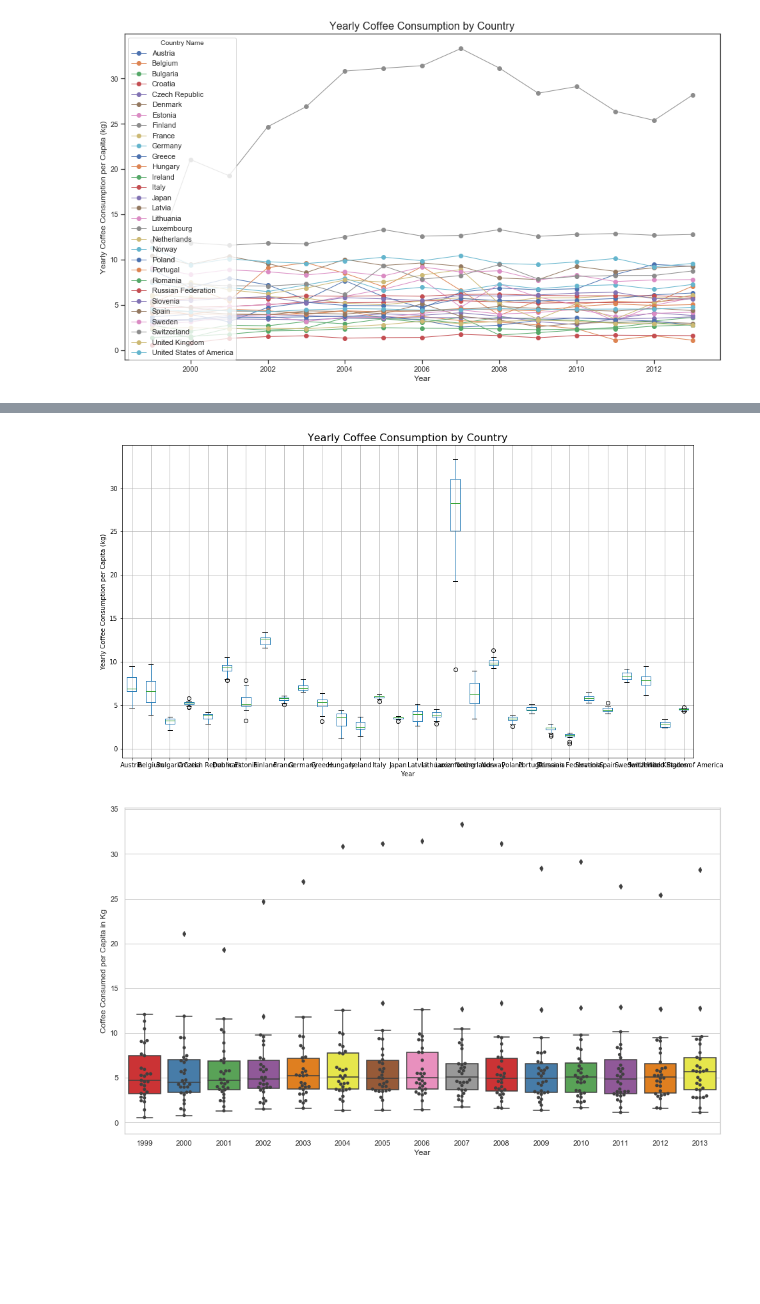
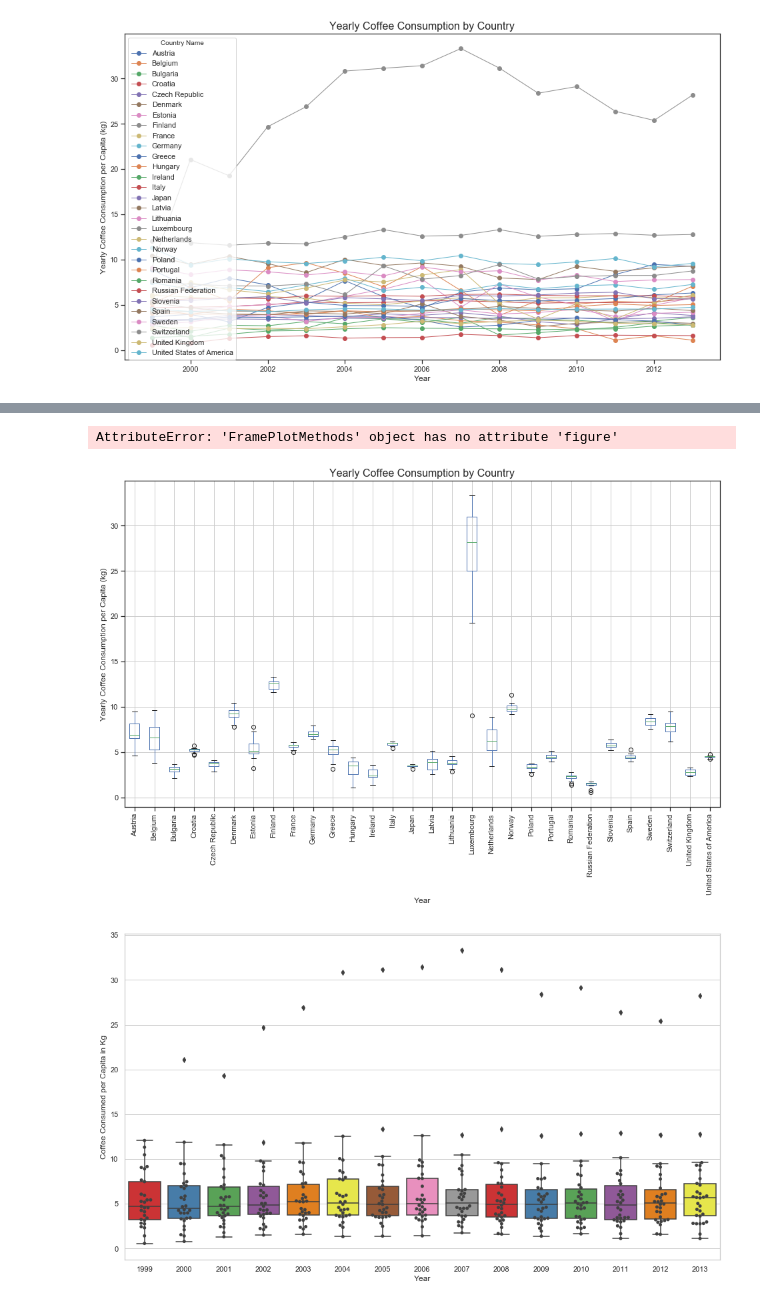
Before and after one commit to andrewboring/Confabulators_Project_1, a Jupyter notebook: project1_the-confabulators_starter.ipynb, the cells around one changed output, grey strips where cells are left out. Saved outputs shown, nothing was run; the diff lists cells and outputs as text; code cells hidden in the pictures; blank space fills up the shorter version.

```diff
--- a/project1_the-confabulators_starter.ipynb
+++ b/project1_the-confabulators_starter.ipynb
@@ -106,16 +225,32 @@ plt.show()
+# %%
+%matplotlib notebook
+# This import registers the 3D projection, but is otherwise unused.
+#from mpl_toolkits.mplot3d import Axes3D  # noqa: F401 unused import
+from mpl_toolkits import mplot3d
+
+#fig = plt.figure()
+#ax = fig.add_subplot(111, projection='3d')
+#ax = plt.axes(projection='3d')
+
+fig = plt.figure()
+ax = plt.axes(projection='3d')
+cons_per_capita_by_ctry = coffee_consumption_pivot_per_capita
+# %% [output]
+AttributeError: 'FramePlotMethods' object has no attribute 'figure'
 # %%
 
 #plt.boxplot(coffee_consumption_pivot_per_capita)
 
 
 boxplot = coffee_consumption_pivot_per_capita.boxplot(return_type='axes')
 
 plt.title("Yearly Coffee Consumption by Country",{"fontsize":16})
 plt.ylabel("Yearly Coffee Consumption per Capita (kg)")
 plt.xlabel("Year")
+plt.xticks(rotation='vertical')
 plt.show()
 # %% [output]
-[figure, old version]
+[figure, new version]
 # %%
 import seaborn as sns
 sns.set(style="whitegrid")
```
Also changed, not shown: parts of 3 cells of this notebook.
